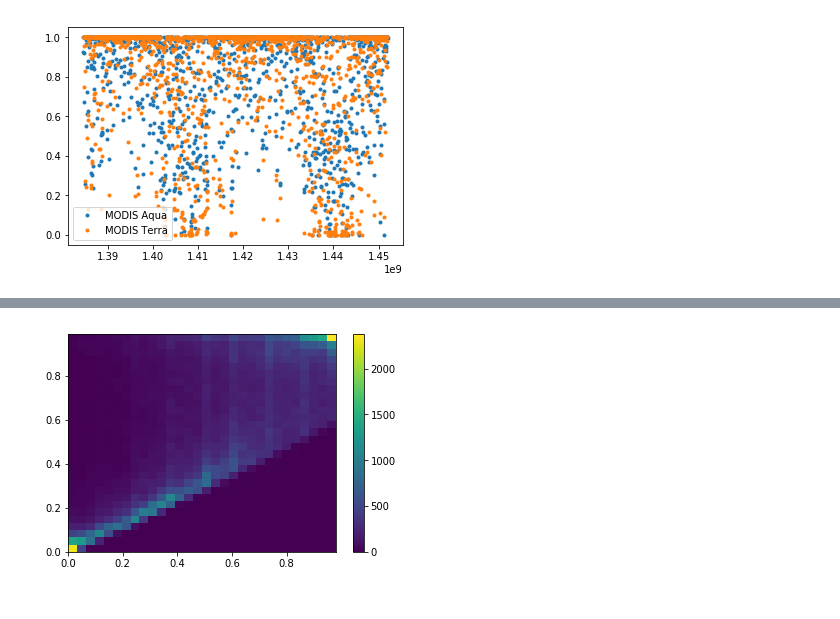
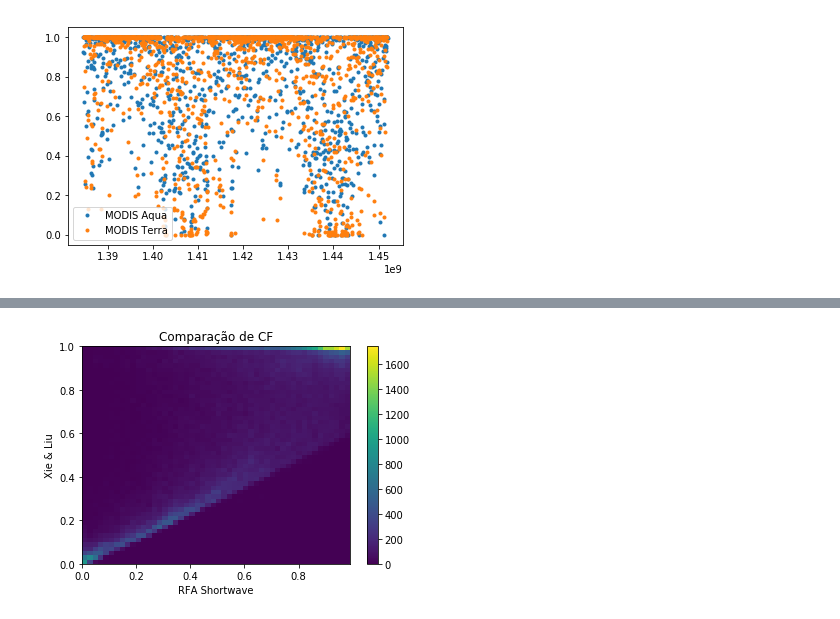
Before and after one commit to danlessa/danlessa-lfa, a Jupyter notebook: HDF-brinks.ipynb, the cells around one changed output, grey strips where cells are left out. Saved outputs shown, nothing was run; the diff lists cells and outputs as text; code cells hidden in the pictures.

```diff
--- a/HDF-brinks.ipynb
+++ b/HDF-brinks.ipynb
@@ -104,9 +133,12 @@ plt.show()
 # %%
-c = 0.99
+c = 1
 raw5 = raw4[raw4.Shortwave_CloudFraction < c]
 raw5 = raw5[raw4.XL_CloudFraction < c]
-plt.hist2d(x=raw5.Shortwave_CloudFraction, y=raw5.XL_CloudFraction, bins=30)
+plt.hist2d(x=raw5.Shortwave_CloudFraction, y=raw5.XL_CloudFraction, bins=50)
+plt.title("Comparação de CF")
+plt.xlabel("RFA Shortwave")
+plt.ylabel("Xie & Liu")
 plt.colorbar()
 plt.show()
 # %% [output]
-[figure, old version]
+[figure, new version]
```
Also changed, not shown: parts of 15 cells of this notebook.
